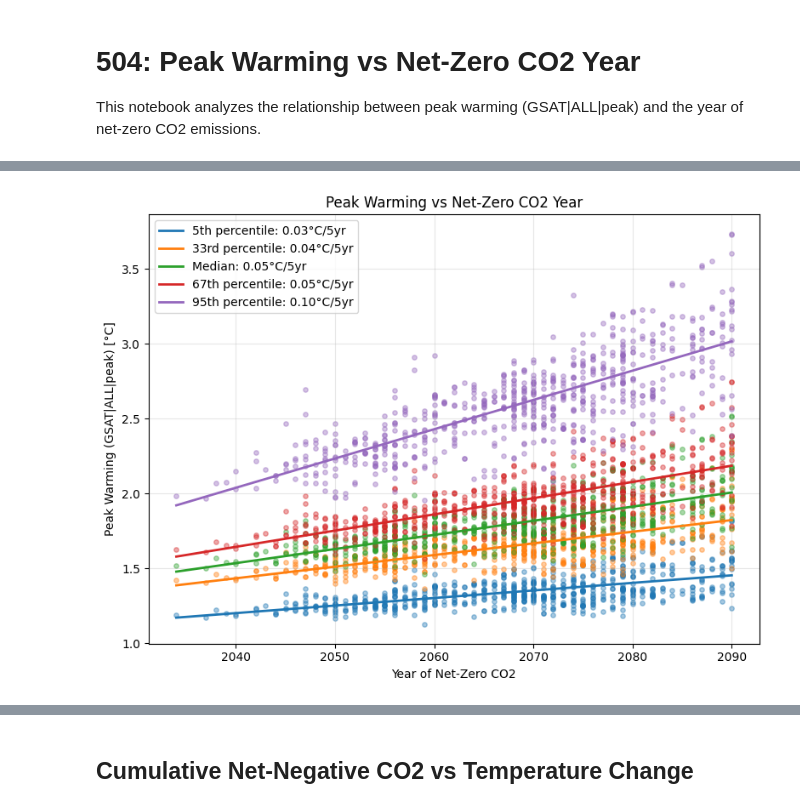
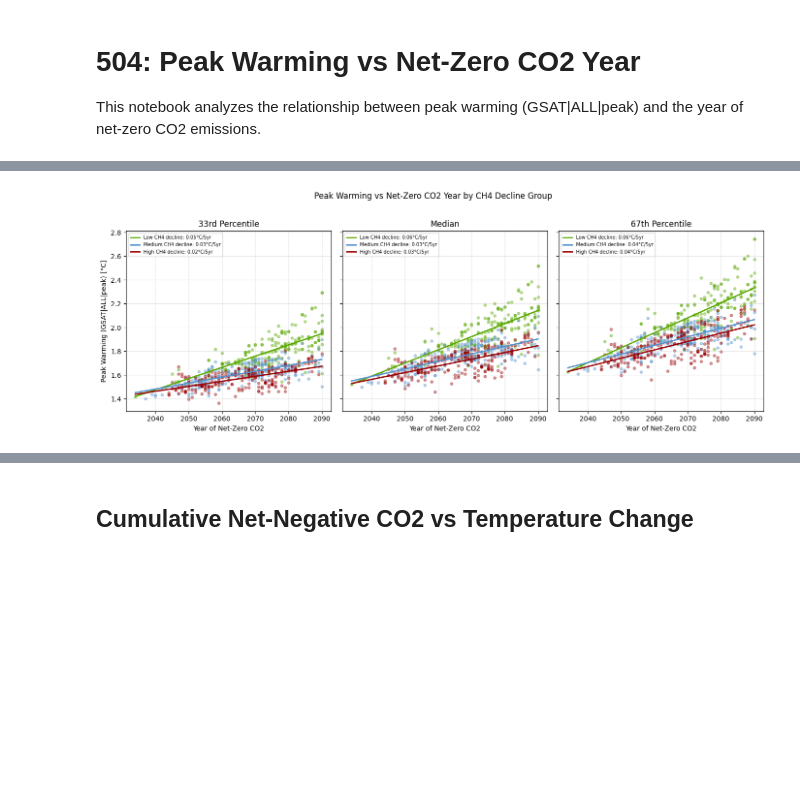
Before and after one commit to gaurav-ganti/netzero_assessment, a Jupyter notebook: analysis/504_peak_warming_vs_netzero.ipynb, the cells around one changed output, grey strips where cells are left out. Saved outputs shown, nothing was run; the diff lists cells and outputs as text; code cells hidden in the pictures; blank space fills up the shorter version.

Commit message:
Add initial plots

```diff
--- a/analysis/504_peak_warming_vs_netzero.ipynb
+++ b/analysis/504_peak_warming_vs_netzero.ipynb
@@ -46,23 +46,26 @@ Merged cumulative net-negative CO2 for 409,800 runs
 # Calculate median and percentiles of GSAT|ALL|peak per scenario
 scenario_stats = metrics_df.groupby(["model", "scenario"]).agg({
     "GSAT|ALL|peak": [
-        lambda x: x.quantile(0.05),
         lambda x: x.quantile(0.33),
         "median",
-        lambda x: x.quantile(0.67),
-        lambda x: x.quantile(0.95)
+        lambda x: x.quantile(0.67)
     ],
     "GSAT|ALL|delta": "median",
     "GSAT|CO2_NZCO2|delta": "median",
     "year_netzero_co2": "first",
-    "cumulative_netnegative_co2": "first"
+    "cumulative_netnegative_co2": "first",
+    "ch4_decline": "first",
+    "ch4_decline_group": "first"
 }).reset_index()
 
 # Flatten column names
-scenario_stats.columns = ["model", "scenario", "peak_p05", "peak_p33", "peak_median", "peak_p67", "peak_p95",
-                          "delta_all_median", "delta_co2_nzco2_median", "year_netzero_co2", "cumulative_netnegative_co2"]
+scenario_stats.columns = ["model", "scenario", "peak_p33", "peak_median", "peak_p67",
+                          "delta_all_median", "delta_co2_nzco2_median",
+                          "year_netzero_co2", "cumulative_netnegative_co2", "ch4_decline", "ch4_decline_group"]
 
 print(f"Scenarios: {len(scenario_stats)}")
-scenario_stats.head()
+print(f"\nCH4 decline group value counts:")
+print(scenario_stats["ch4_decline_group"].value_counts(dropna=False))
+print(f"\nUnique values: {scenario_stats['ch4_decline_group'].unique()}")
 # %% [output]
 Scenarios: 683
@@ -75,39 +81,49 @@ Scenarios: 683
 # %%
-# Scatter plot: Peak warming vs net-zero CO2 year
+# Scatter plot: Peak warming vs net-zero CO2 year, grouped by CH4 decline
+# Three subplots for p33, median, p67
 import numpy as np
 
-fig, ax = plt.subplots(figsize=(8, 6))
+fig, axes = plt.subplots(1, 3, figsize=(14, 5), sharey=True, sharex=True)
 
-x = scenario_stats["year_netzero_co2"]
-mask = ~np.isnan(x)
-x_fit = np.array([x.min(), x.max()])
+# Filter for valid data
+plot_data = scenario_stats.dropna(subset=["ch4_decline_group", "year_netzero_co2"]).copy()
 
-# Plot each percentile with different colors
-percentiles = [
-    ("peak_p05", "5th percentile", IPCC_COLORS[2]),    # Dark Blue
-    ("peak_p33", "33rd percentile", IPCC_COLORS[9]),   # Bright Green
-    ("peak_median", "Median", IPCC_COLORS[0]),         # IPCC Blue
-    ("peak_p67", "67th percentile", IPCC_COLORS[6]),   # Warm Mustard
-    ("peak_p95", "95th percentile", IPCC_COLORS[3]),   # Warm Red
-]
+# Define colors directly as hex strings
+GROUP_COLORS = {
+    "Low CH4 decline": "#59a900",      # Bright Green
+    "Medium CH4 decline": "#5492cd",   # IPCC Blue
+    "High CH4 decline": "#990002",     # Warm Red
+}
 
-for col, label, color in percentiles:
-    y = scenario_stats[col]
+percentiles = [("peak_p33", "33rd Percentile"), ("peak_median", "Median"), ("peak_p67", "67th Percentile")]
 
-    ax.scatter(x, y, color=color, alpha=0.4, s=15)
+x_fit = np.linspace(plot_data["year_netzero_co2"].min(), plot_data["year_netzero_co2"].max(), 100)
 
-    # Linear fit
-    m = mask & ~np.isnan(y)
-    slope, intercept = np.polyfit(x[m], y[m], 1)
-    slope_per_5yr = slope * 5  # Convert to °C per 5 years
-    ax.plot(x_fit, slope * x_fit + intercept, color=color, linewidth=2,
-            label=f"{label}: {slope_per_5yr:.2f}°C/5yr")
+for ax, (col, title) in zip(axes, percentiles):
+    for group in ["Low CH4 decline", "Medium CH4 decline", "High CH4 decline"]:
+        subset = plot_data[plot_data["ch4_decline_group"] == group]
+        x = subset["year_netzero_co2"].values
+        y = subset[col].values
+        hex_color = GROUP_COLORS[group]
 
-ax.set_xlabel("Year of Net-Zero CO2")
-ax.set_ylabel("Peak Warming (GSAT|ALL|peak) [°C]")
-ax.set_title("Peak Warming vs Net-Zero CO2 Year")
-ax.legend()
-ax.grid(alpha=0.3)
+        # Scatter points
+        ax.scatter(x, y, facecolors=hex_color, edgecolors=hex_color, alpha=0.4, s=15)
+
+        # Linear regression
+        valid = ~np.isnan(y)
+        if valid.sum() > 1:
+            slope, intercept = np.polyfit(x[valid], y[valid], 1)
+            ax.plot(x_fit, slope * x_fit + intercept,
+                    color=hex_color, linewidth=2,
+                    label=f"{group}: {slope*5:.2f}°C/5yr")
+
+    ax.set_xlabel("Year of Net-Zero CO2")
+    ax.set_title(title)
+    ax.legend(fontsize=7, loc="upper left")
+    ax.grid(alpha=0.3)
+
+axes[0].set_ylabel("Peak Warming (GSAT|ALL|peak) [°C]")
+fig.suptitle("Peak Warming vs Net-Zero CO2 Year by CH4 Decline Group", fontsize=12, y=1.02)
 plt.tight_layout()
 # %% [output]
-[figure, old version]
+[figure, new version]
```
Also changed, not shown: parts of 3 cells of this notebook.
